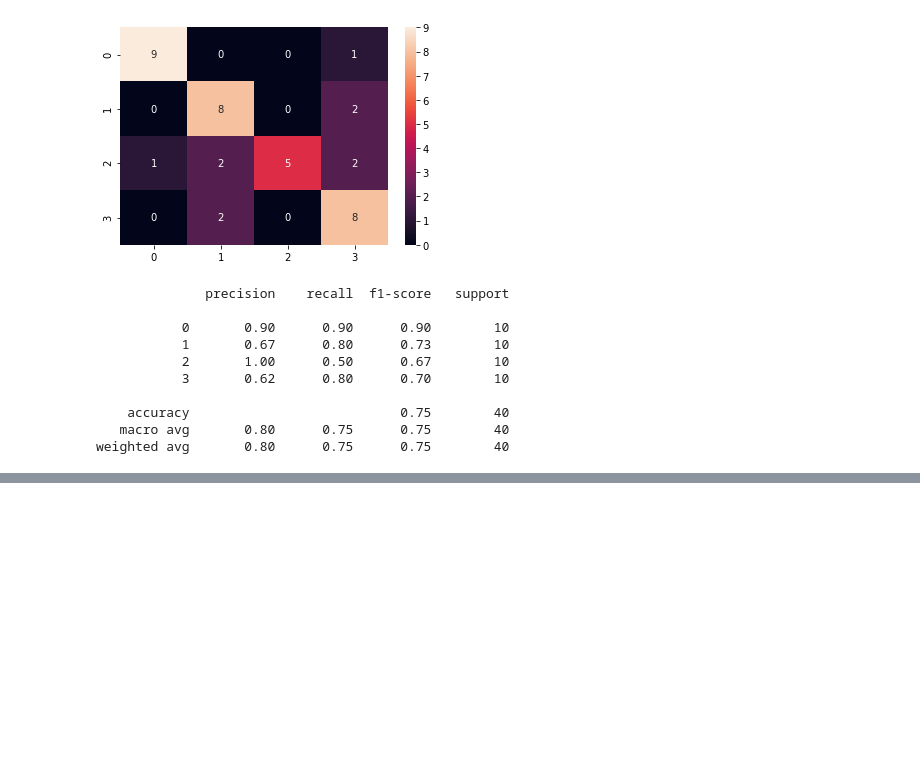
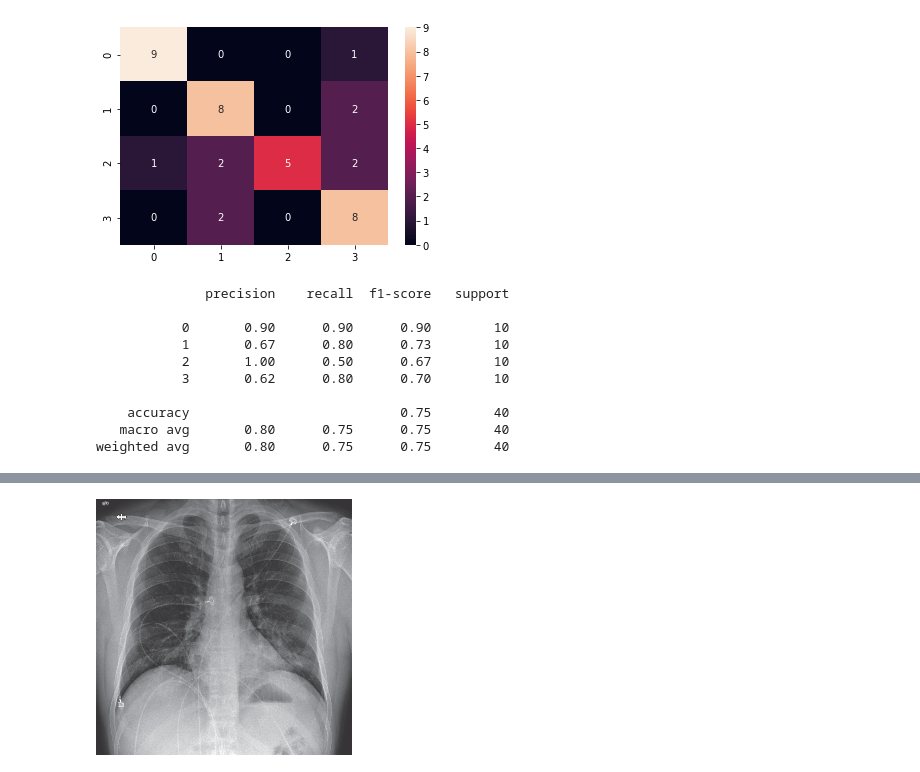
Before and after one commit to Mario-RJunior/diagnostico-medico-raio-x, a Jupyter notebook: departamento_medico.ipynb, the cells around one changed output, grey strips where cells are left out. Cells and saved outputs as stored; diff of their text form; code cells hidden in the pictures; blank space fills up the shorter version.

```diff
--- a/departamento_medico.ipynb
+++ b/departamento_medico.ipynb
@@ -342,0 +407,6 @@ weighted avg       0.80      0.75      0.75        40
+# %%
+# Redimensionando a imagem
+img = cv2.resize(img, (256,256))
+cv2_imshow(img)
+# %% [output]
+[figure, added]
```
Also changed, not shown: parts of 16 cells of this notebook.
